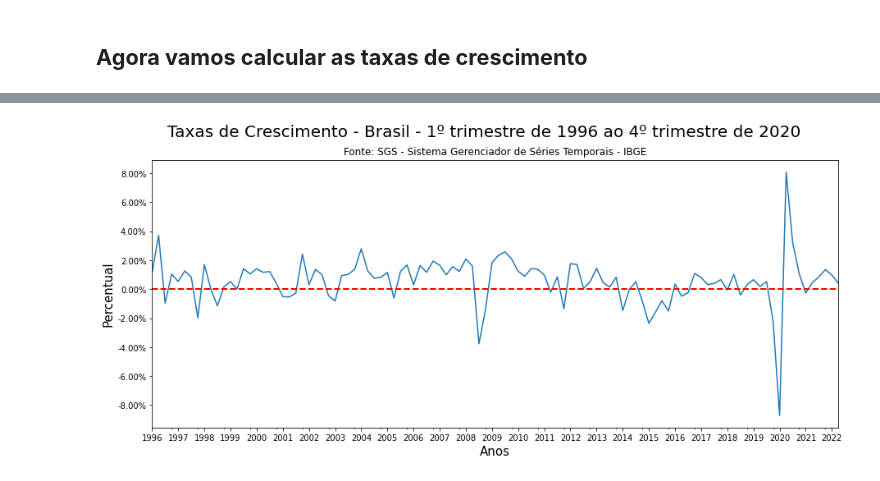
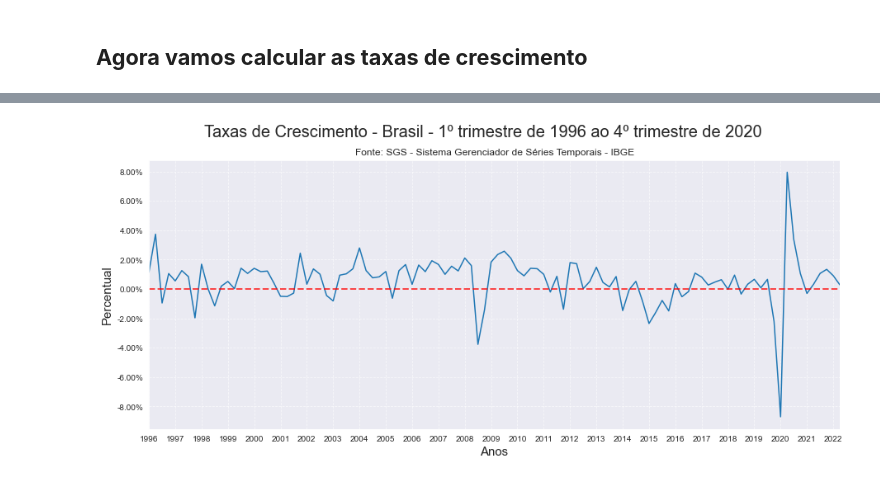
Before and after one commit to Violonista/Taxa-de-crescimento-do-Brasileiro, a Jupyter notebook: Taxas_de_crescimento_do_PIB_Brasileiro.ipynb, the cells around one changed output, grey strips where cells are left out. Cells and saved outputs as stored; diff of their text form; code cells hidden in the pictures.

```diff
--- a/Taxas_de_crescimento_do_PIB_Brasileiro.ipynb
+++ b/Taxas_de_crescimento_do_PIB_Brasileiro.ipynb
@@ -57,7 +57,7 @@ pib_tri.head()
 | 1997-01-01 | 104.40 |
 # %%
 # plotando o gráfico
-
+seaborn.set_style('dark')
 fig, ax = plt.subplots(figsize =(15,6))
 pib_tri.plot(ax=ax)
 fig.suptitle('PIB trimestral (linear) - Dados dessazonalizados - A preços de mercado do 1º trimestre de 1996 ao 4º trimestre de 2020',
@@ -122,33 +122,35 @@ fig, ax = plt.subplots(figsize=(15,6))
 tx_cresc.plot(ax=ax)
 fig.suptitle('Taxas de Crescimento - Brasil - 1º trimestre de 1996 ao 4º trimestre de 2020',
              fontsize=20)
 ax.set_title('Fonte: SGS - Sistema Gerenciador de Séries Temporais - IBGE')
 ax.set_xlabel('Anos', size=15)
 ax.set_ylabel('Percentual', size=15)
 
 # Criando uma linha horizontal
-ax.axhline(y=0, color='r', linestyle='--', linewidth=2)
+ax.axhline(y=0, color='r', linestyle='--', linewidth=2, alpha=0.7)
+
+# Adicionando a grade ao fundo do gráfico
+ax.grid(True, linestyle='--', alpha=0.7)
 
 # Espaçamento do eixo x
 ax.set_xticks(tx_cresc.index[::4])
 ax.set_xticklabels(tx_cresc.index.strftime('%Y')[::4])
 
 # Espaçamento do eixo y
 
 # Define a porcentagem na formatação
 fmt = '%.2f%%'
 
 #Configura o objeto de formatação do eixo y
 yticks = mtick.FormatStrFormatter(fmt)
 
 # Aplica o objeto de formatação no eixo y
 ax.yaxis.set_major_formatter(yticks)
 
 # Define o espaçamento do eixo y em 2%
 ax.yaxis.set_major_locator(mtick.MultipleLocator(2))
 
 
-
 plt.show()
 # %% [output]
-[figure, old version]
+[figure, new version]
```
Also changed, not shown: parts of 4 cells of this notebook.
